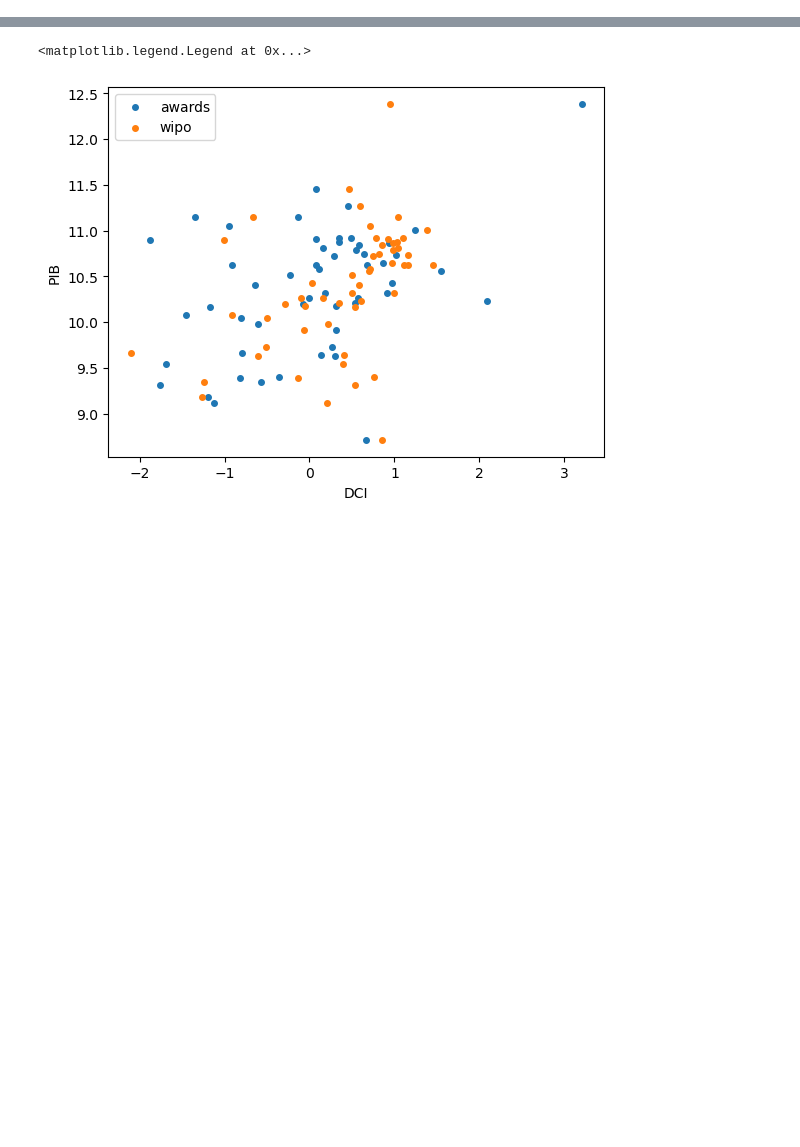
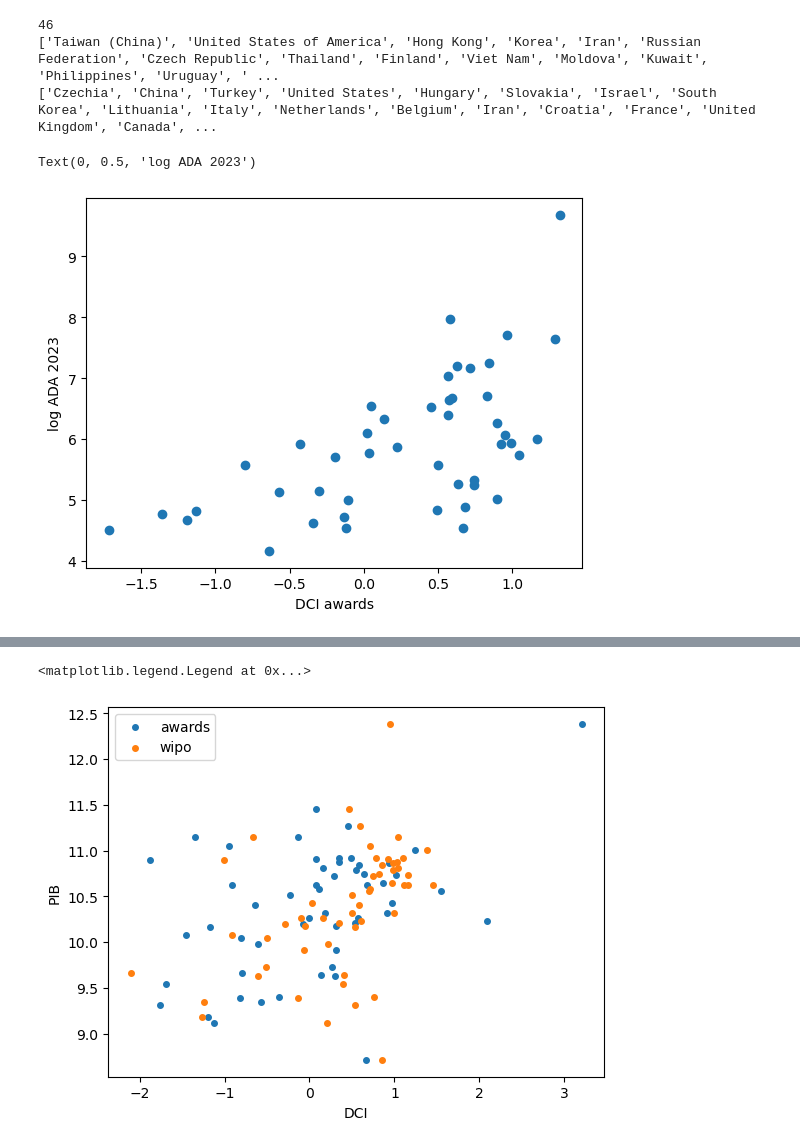
Before and after one commit to jillanes-va/Design-Complexity, a Jupyter notebook: Archivo_de_experimentación_rápida.ipynb, the cells around one changed output, grey strips where cells are left out. Cells and saved outputs as stored; diff of their text form; code cells hidden in the pictures; blank space fills up the shorter version.

```diff
--- a/Archivo_de_experimentación_rápida.ipynb
+++ b/Archivo_de_experimentación_rápida.ipynb
@@ -10,9 +11,11 @@ from scipy.optimize import curve_fit
 root = r'.'
 # %%
 results_wipo = root + r'\data\results\wipo\2015-2019\Ranking_DCI_wipo.csv'
-results_awards = root + r'\data\results\awards\2015-2019\Ranking_DCI_awards.csv'
+results_awards = root + r'\data\results\awards\Ranking_DCI_awards.csv'
 PIB_mean = root + r'\data\datasets\IMF_GDP_per_PPA_April_2024.xlsx'
+Design_indicators = root + r'\data\datasets\design-indicators_02.xlsx'
 df = pd.read_excel(PIB_mean).loc[:, ['Country', 'mean_2']]
+df_design = pd.read_excel(Design_indicators, sheet_name = 'Indicators').loc[:, ['country', 'score', 'ranking_name']]
 
 DCI_awards = {}
 DCI_wipo = {}
@@ -31,5 +34,5 @@ with open(results_wipo, 'r', encoding = 'utf-8') as file:
 for i in range(len(df)):
     PIB.update([df.loc[i]])
 
-print(len(DCI_wipo))
+set(df_design['ranking_name'])
 # %% [output]
@@ -36,0 +48,9 @@ print(len(DCI_wipo))
+# %%
+All_rankings = list(set(df_design['ranking_name']))
+
+Design_scores = {
+    ranking: group.set_index('country')['score'].to_dict()
+    for ranking, group in df_design.groupby('ranking_name')
+}
+
+ADA_2023
@@ -36,0 +75,33 @@ print(len(DCI_wipo))
+# %%
+DCI_vs_DScore = np.zeros((2, len(DCI_awards)))
+ADA_2023 = Design_scores['ADA_2023']
+not_present = []
+
+wipo_awards = inv_dict(awards_wipo)
+wipo_awards['Korea'] = 'South Korea'
+
+for n, country in enumerate(ADA_2023.keys()):
+    try:
+        c_awards = wipo_awards[country]
+        DCI_vs_DScore[0, n] = DCI_awards[country]
+        DCI_vs_DScore[1, n] = ADA_2023[country]
+    except:
+        not_present.append(country)
+        pass
+
+
+mask = DCI_vs_DScore[1, :] != 0
+
+print(np.sum(mask))
+print(not_present)
+print(list(DCI_awards.keys()))
+
+plt.scatter(DCI_vs_DScore[0, mask], np.log1p(DCI_vs_DScore[1, mask]))
+plt.xlabel('DCI awards')
+plt.ylabel('log ADA 2023')
+# %% [output]
+46
+['Taiwan (China)', 'United States of America', 'Hong Kong', 'Korea', 'Iran', 'Russian Federation', 'Czech Republic', 'Thailand', 'Finland', 'Viet Nam', 'Moldova', 'Kuwait', 'Philippines', 'Uruguay', ' ...
+['Czechia', 'China', 'Turkey', 'United States', 'Hungary', 'Slovakia', 'Israel', 'South Korea', 'Lithuania', 'Italy', 'Netherlands', 'Belgium', 'Iran', 'Croatia', 'France', 'United Kingdom', 'Canada', ...
+Text(0, 0.5, 'log ADA 2023')
+[figure, added]
```
Also changed, not shown: parts of 10 cells of this notebook, 19 other files.
